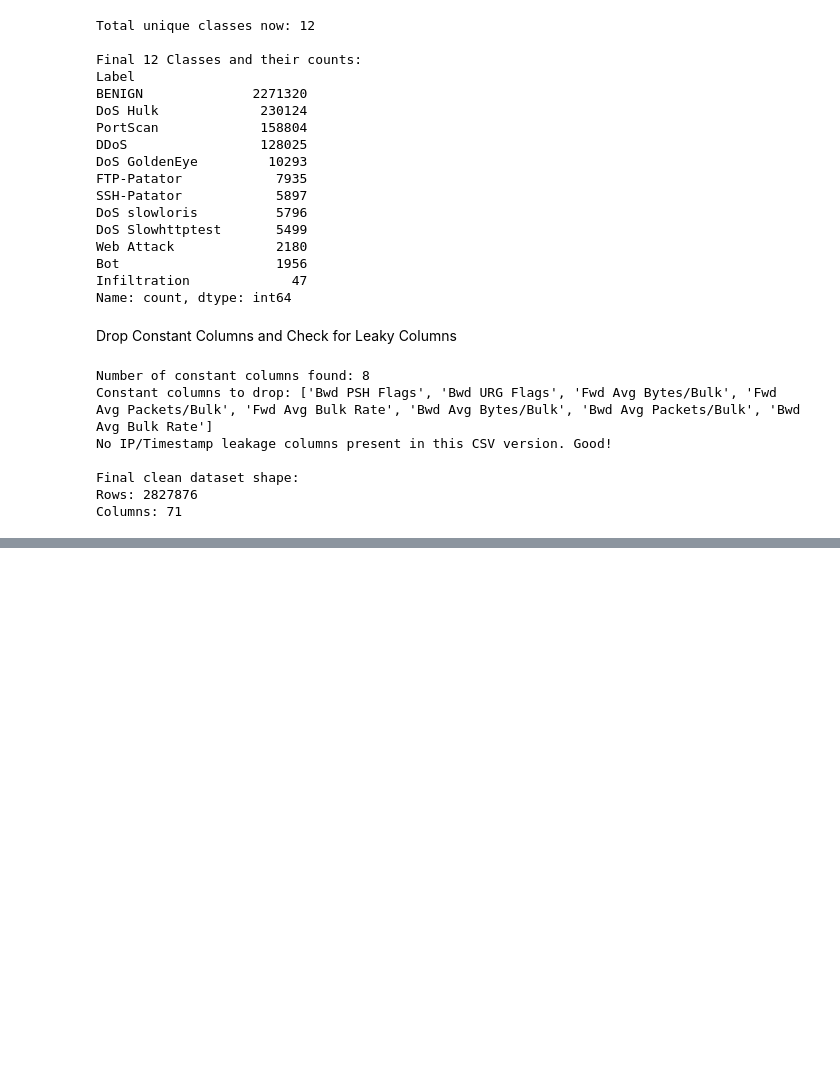
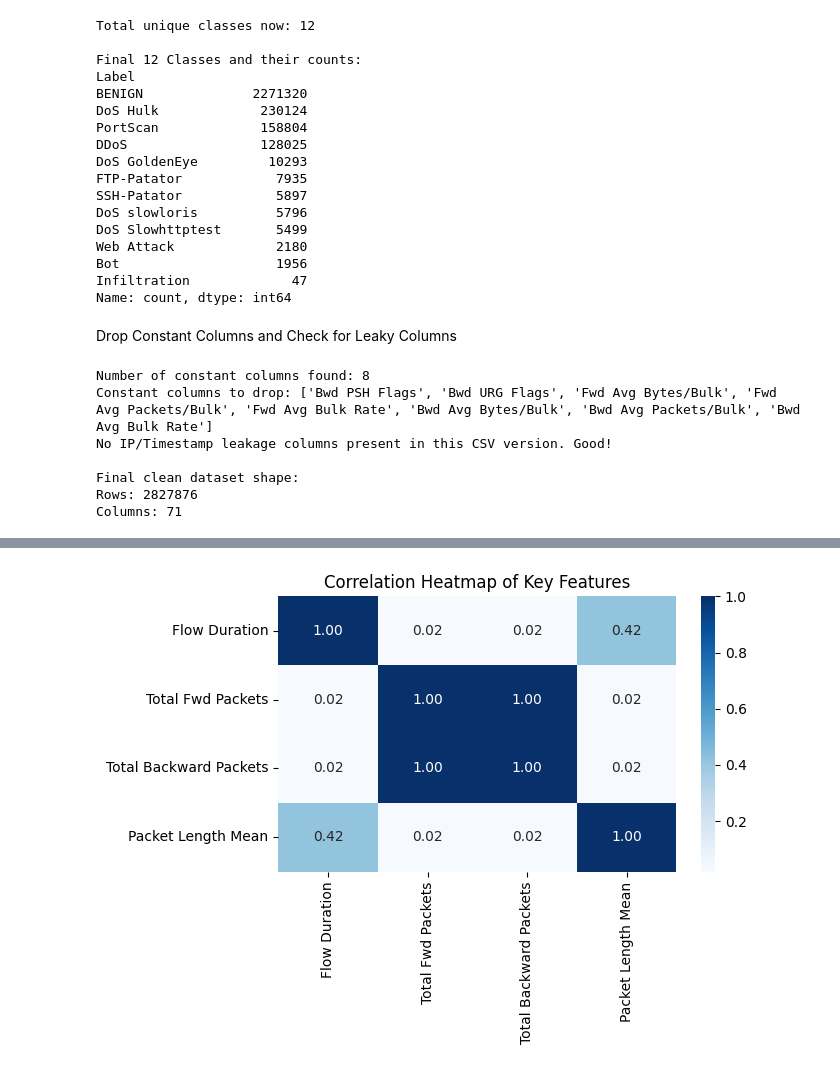
Before and after one commit to aleenasajithaajith-creator/network-intrusion-detection, a Jupyter notebook: notebooks/01_CICIDS2017_Data_Cleaning.ipynb, the cells around one changed output, grey strips where cells are left out. Saved outputs shown, nothing was run; the diff lists cells and outputs as text; code cells hidden in the pictures; blank space fills up the shorter version.

```diff
--- a/notebooks/01_CICIDS2017_Data_Cleaning.ipynb
+++ b/notebooks/01_CICIDS2017_Data_Cleaning.ipynb
@@ -257,3 +257,27 @@ No IP/Timestamp leakage columns present in this CSV version. Good!
 Final clean dataset shape:
 Rows: 2827876
 Columns: 71
+# %%
+# PHASE 2: DATA PREPROCESSING - DUPLICATES AND INCONSISTENCIES
+# Step 12: Removing Duplicate Rows and Filtering Negative Durations
+
+# 1. Check for duplicate rows
+total_duplicates = df.duplicated().sum()
+print("Number of duplicate rows found:", total_duplicates)
+
+# 2. Remove duplicate rows so the model doesn't overfit to repeated packets
+df.drop_duplicates(inplace=True)
+print("Duplicate rows removed successfully.")
+
+# 3. Check for negative Flow Duration (caused by packet timestamp synchronization glitches)
+negative_duration_count = (df['Flow Duration'] < 0).sum()
+print("Rows with negative Flow Duration:", negative_duration_count)
+
+# 4. Filter out negative duration rows (duration must be >= 0 in physical networks)
+df = df[df['Flow Duration'] >= 0]
+print("Negative duration rows filtered out.")
+
+# 5. Confirm that total missing (null) values in dataset is 0
+print("Remaining missing (null) values in entire dataset:", df.isnull().sum().sum())
+
+print("\nDataset shape after cleaning duplicates and inconsistencies:", df.shape)
@@ -259,0 +361,21 @@ Columns: 71
+# %%
+# PHASE 3: EXPLORATORY DATA ANALYSIS (EDA) - BIVARIATE ANALYSIS
+# Step 15: Correlation Heatmap of Key Network Flow Features
+
+import matplotlib.pyplot as plt
+import seaborn as sns
+
+# select 4 key representative network metrics
+corr_features = ['Flow Duration', 'Total Fwd Packets', 'Total Backward Packets', 'Packet Length Mean']
+
+# compute correlation matrix (-1 to +1)
+corr_matrix = df[corr_features].corr()
+
+# plot basic heatmap with numbers annotated
+plt.figure(figsize=(7, 5))
+sns.heatmap(corr_matrix, annot=True, cmap='Blues', fmt='.2f')
+plt.title('Correlation Heatmap of Key Features')
+plt.tight_layout()
+plt.show()
+# %% [output]
+[figure, added]
```
Also changed, not shown: parts of 12 cells of this notebook, 1 other file.
